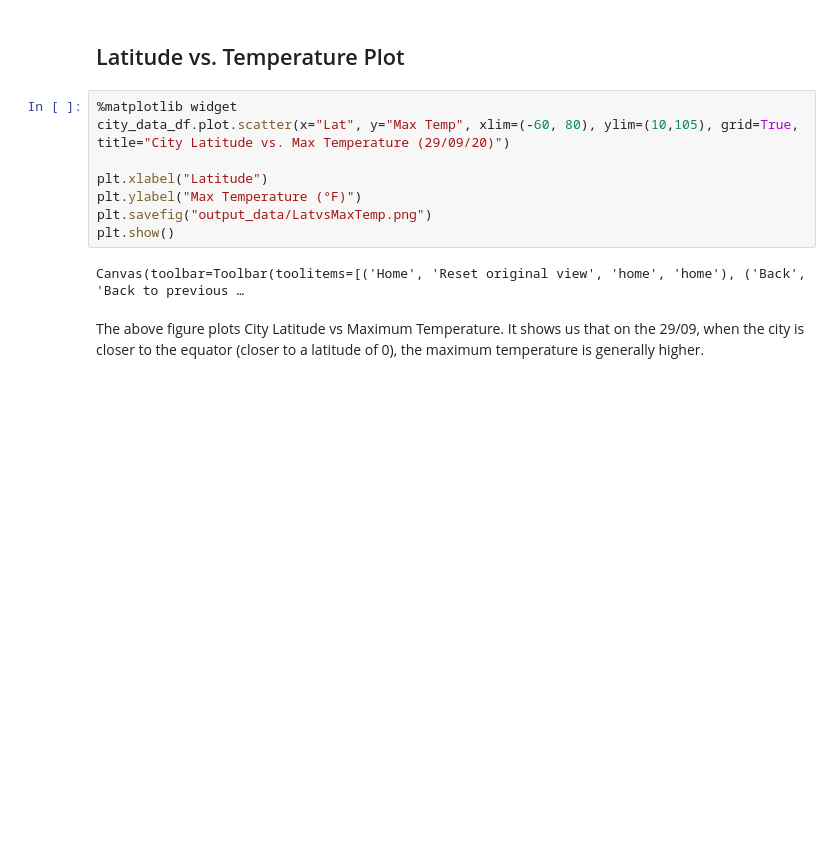
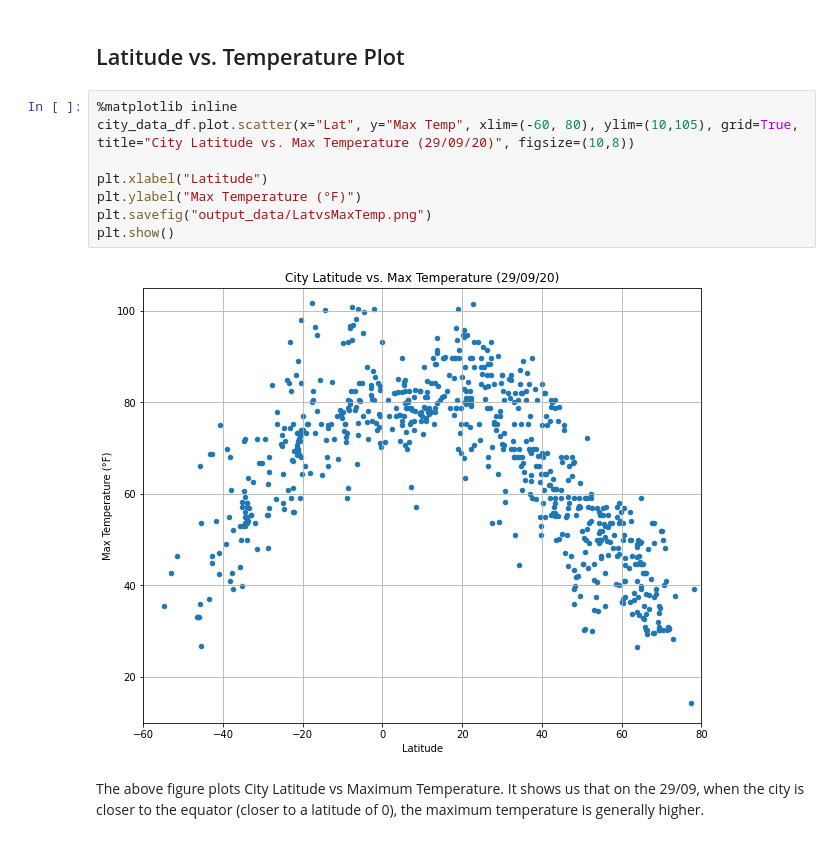
Before and after one commit to jfield24/API-Challenge, a Jupyter notebook: WeatherPy/WeatherPy.ipynb, the cells around one changed output. Cells and saved outputs as stored; diff of their text form; blank space fills up the shorter version.

Commit message:
changed to inline because figures need to show

```diff
--- a/WeatherPy/WeatherPy.ipynb
+++ b/WeatherPy/WeatherPy.ipynb
@@ -215,15 +215,15 @@ clean_city_data_df.head()
 # %% [markdown]
 ## Latitude vs. Temperature Plot
 # %%
-%matplotlib widget
-city_data_df.plot.scatter(x="Lat", y="Max Temp", xlim=(-60, 80), ylim=(10,105), grid=True, title="City Latitude vs. Max Temperature (29/09/20)")
+%matplotlib inline
+city_data_df.plot.scatter(x="Lat", y="Max Temp", xlim=(-60, 80), ylim=(10,105), grid=True, title="City Latitude vs. Max Temperature (29/09/20)", figsize=(10,8))
 
 plt.xlabel("Latitude")
 plt.ylabel("Max Temperature (°F)")
 plt.savefig("output_data/LatvsMaxTemp.png")
 plt.show()
 # %% [output]
-Canvas(toolbar=Toolbar(toolitems=[('Home', 'Reset original view', 'home', 'home'), ('Back', 'Back to previous …
+[figure, added]
 # %% [markdown]
 The above figure plots City Latitude vs Maximum Temperature. It shows us that on the 29/09, when the city is closer to the equator (closer to a latitude of 0), the maximum temperature is generally higher.
 # %% [markdown]
```
Also changed, not shown: parts of 11 cells of this notebook, 4 other files.
